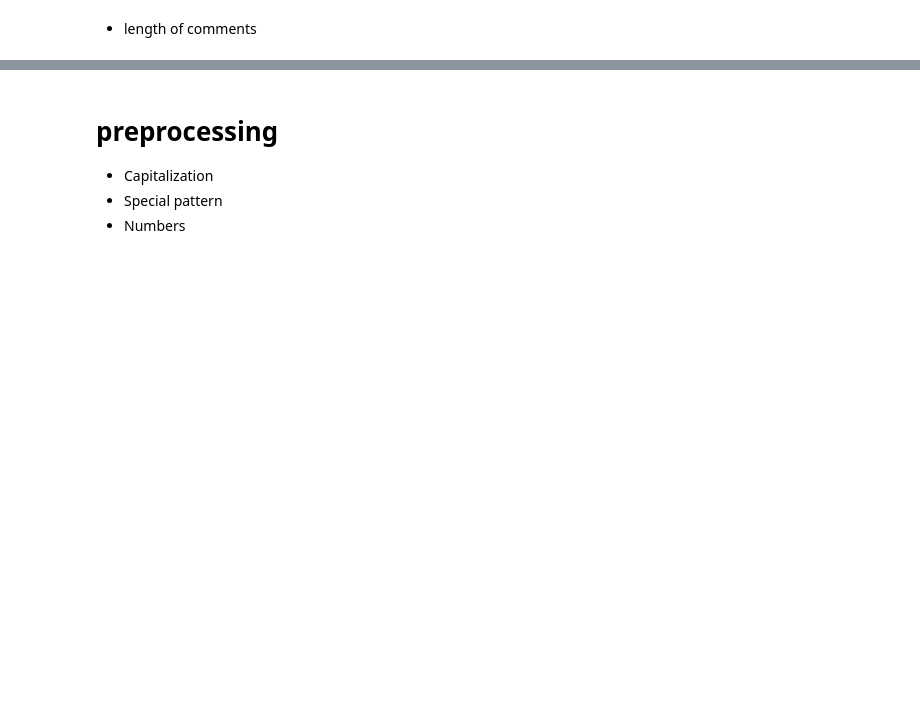
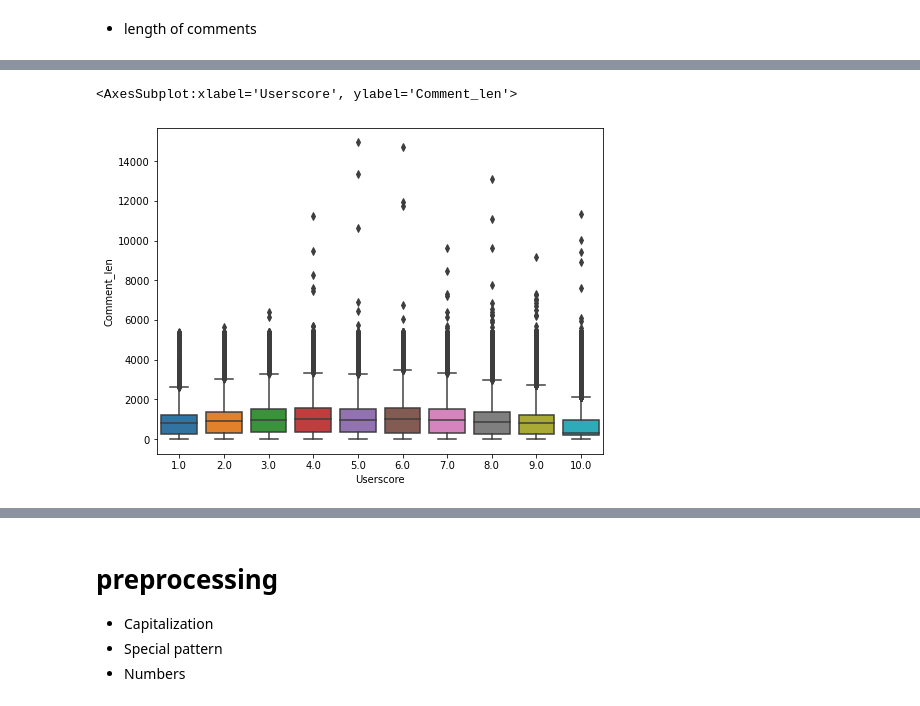
Before and after one commit to vivyhasadream/Game_Recommender_System_W_Sentimental_Analyzer, a Jupyter notebook: 2_EDA_NLP.ipynb, the cells around one changed output, grey strips where cells are left out. Saved outputs shown, nothing was run; the diff lists cells and outputs as text; code cells hidden in the pictures; blank space fills up the shorter version.

```diff
--- a/2_EDA_NLP.ipynb
+++ b/2_EDA_NLP.ipynb
@@ -79,0 +86,6 @@ sns.violinplot(y=df['Comment_len'], x=df['Userscore'])
+# %%
+plt.figure(figsize=(8,6))
+sns.boxplot(y=df['Comment_len'], x=df['Userscore'])
+# %% [output]
+<AxesSubplot:xlabel='Userscore', ylabel='Comment_len'>
+[figure, added]
```
Also changed, not shown: parts of 23 cells of this notebook, 1 other file.
